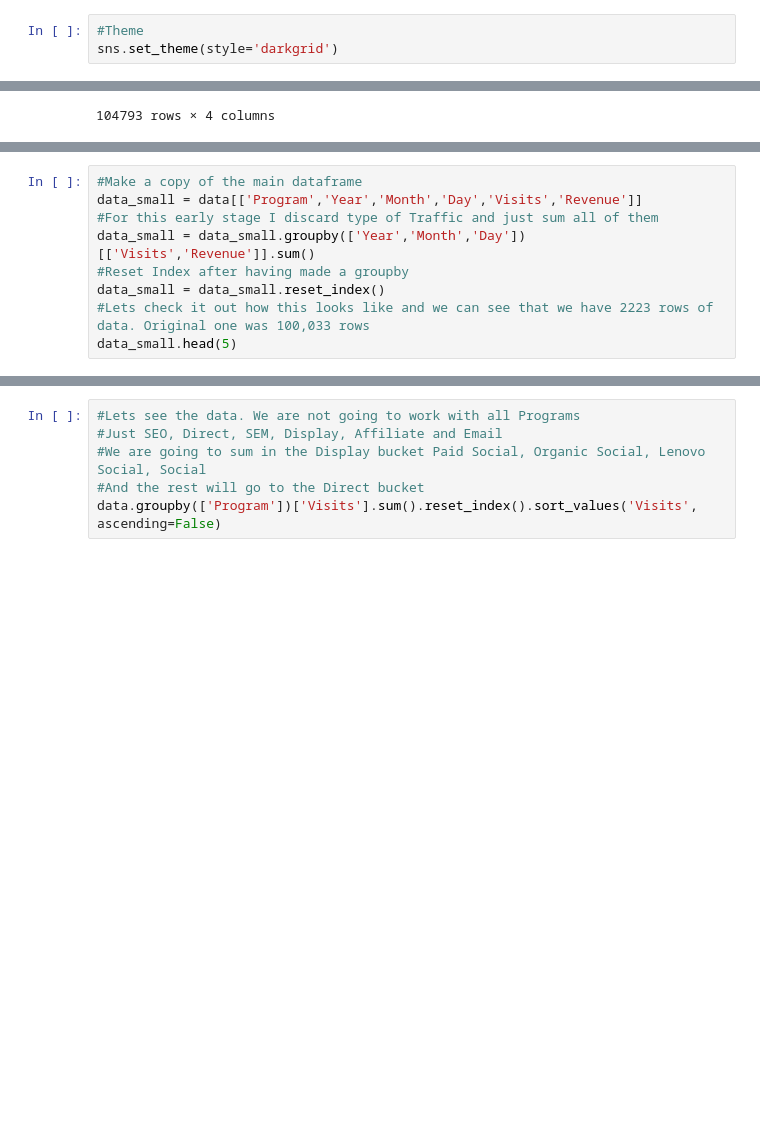
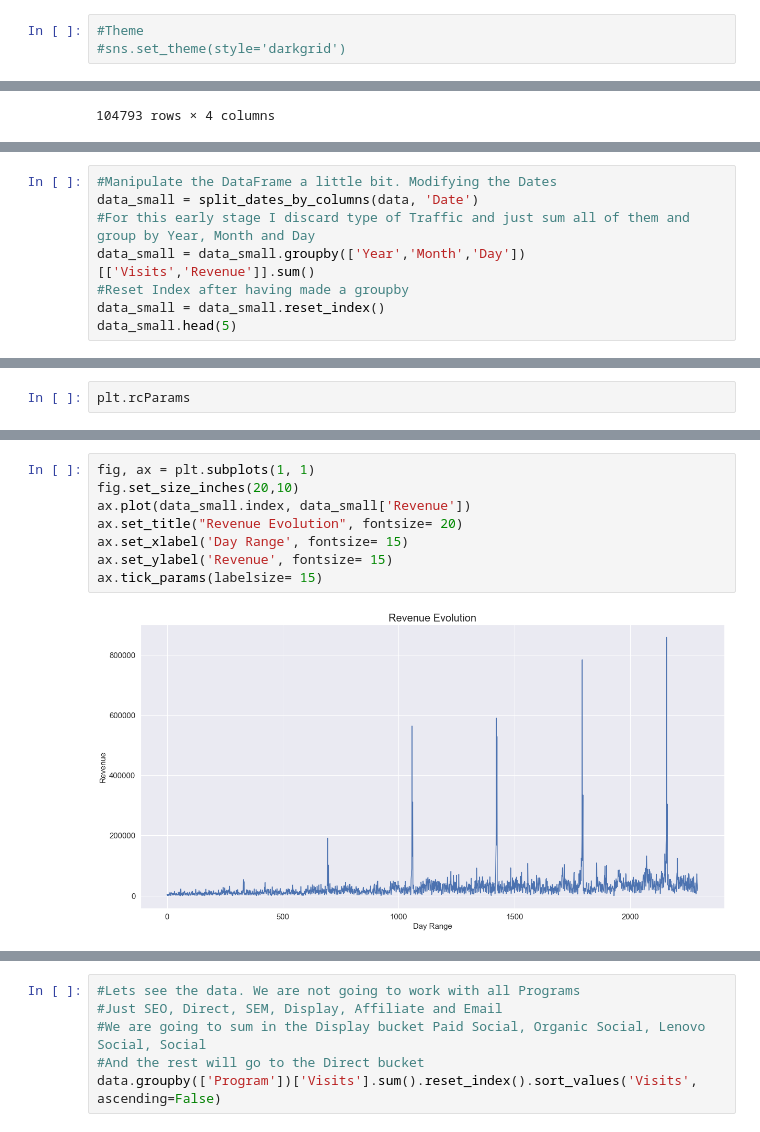
Before and after one commit to Jorge-Montenegro/TFM, a Jupyter notebook: TFM.ipynb, the cells around one changed output, grey strips where cells are left out. Cells and saved outputs as stored; diff of their text form; blank space fills up the shorter version.

```diff
--- a/TFM.ipynb
+++ b/TFM.ipynb
@@ -37,6 +67,6 @@ import re
 # %%
 #Theme
-sns.set_theme(style='darkgrid')
+#sns.set_theme(style='darkgrid')
 # %% [markdown]
 First of all get all data and create a dataframe for them, I have included year, month and day
 Next time, i will use some formula for making those calculations
@@ -221,10 +158,9 @@ def convert_dates(df, column):
 # %%
-#Make a copy of the main dataframe
-data_small = data[['Program','Year','Month','Day','Visits','Revenue']]
-#For this early stage I discard type of Traffic and just sum all of them
+#Manipulate the DataFrame a little bit. Modifying the Dates
+data_small = split_dates_by_columns(data, 'Date')
+#For this early stage I discard type of Traffic and just sum all of them and group by Year, Month and Day
 data_small = data_small.groupby(['Year','Month','Day'])[['Visits','Revenue']].sum()
 #Reset Index after having made a groupby
 data_small = data_small.reset_index()
-#Lets check it out how this looks like and we can see that we have 2223 rows of data. Original one was 100,033 rows
 data_small.head(5)
 # %% [output]
@@ -231,0 +201,2 @@ KeyError: "['Year', 'Month', 'Day'] not in index"
+# %%
+plt.rcParams
@@ -231,0 +221,10 @@ KeyError: "['Year', 'Month', 'Day'] not in index"
+# %%
+fig, ax = plt.subplots(1, 1)
+fig.set_size_inches(20,10)
+ax.plot(data_small.index, data_small['Revenue'])
+ax.set_title("Revenue Evolution", fontsize= 20)
+ax.set_xlabel('Day Range', fontsize= 15)
+ax.set_ylabel('Revenue', fontsize= 15)
+ax.tick_params(labelsize= 15)
+# %% [output]
+[figure, added]
```
Also changed, not shown: parts of 19 cells of this notebook.
